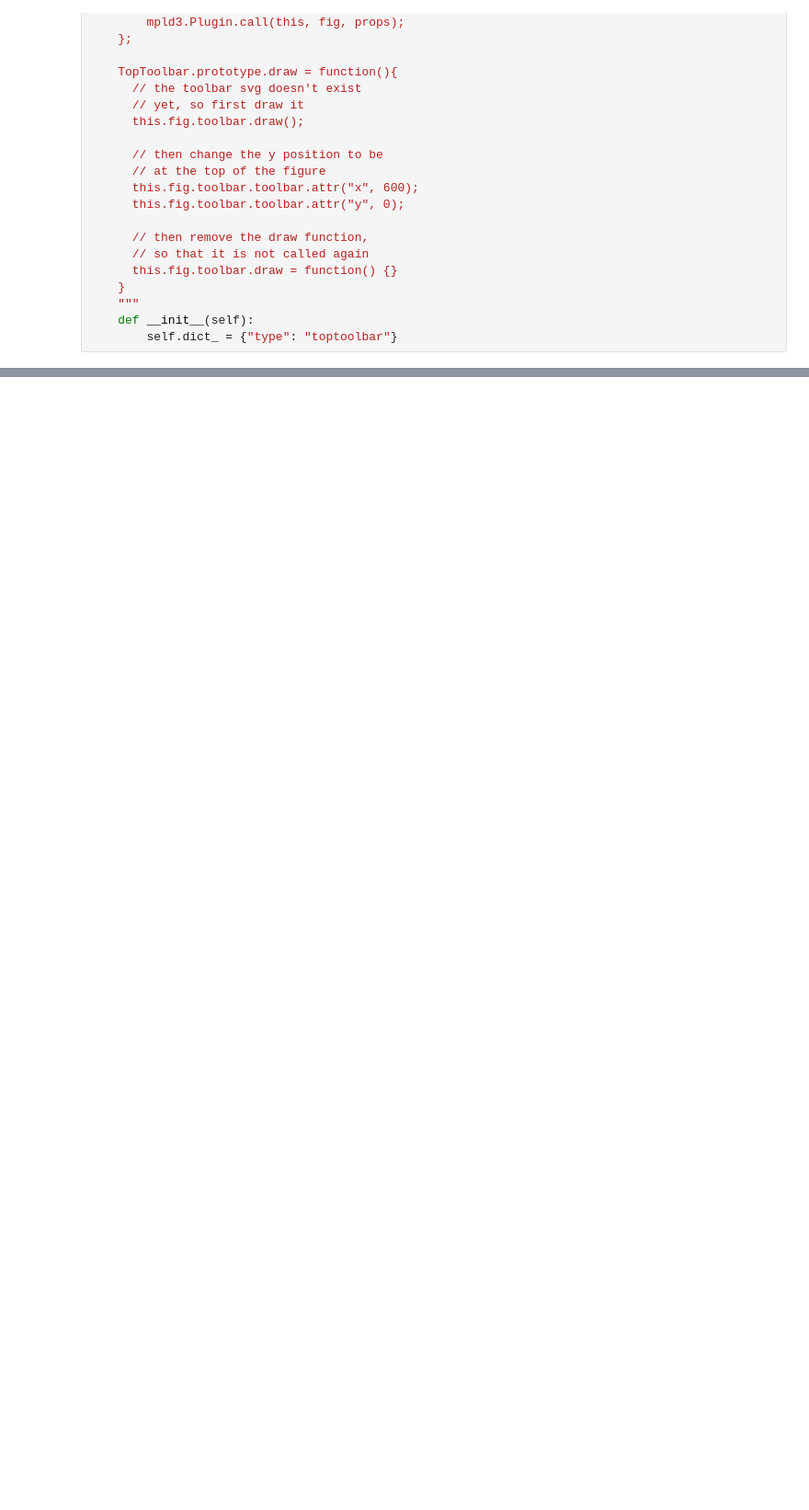
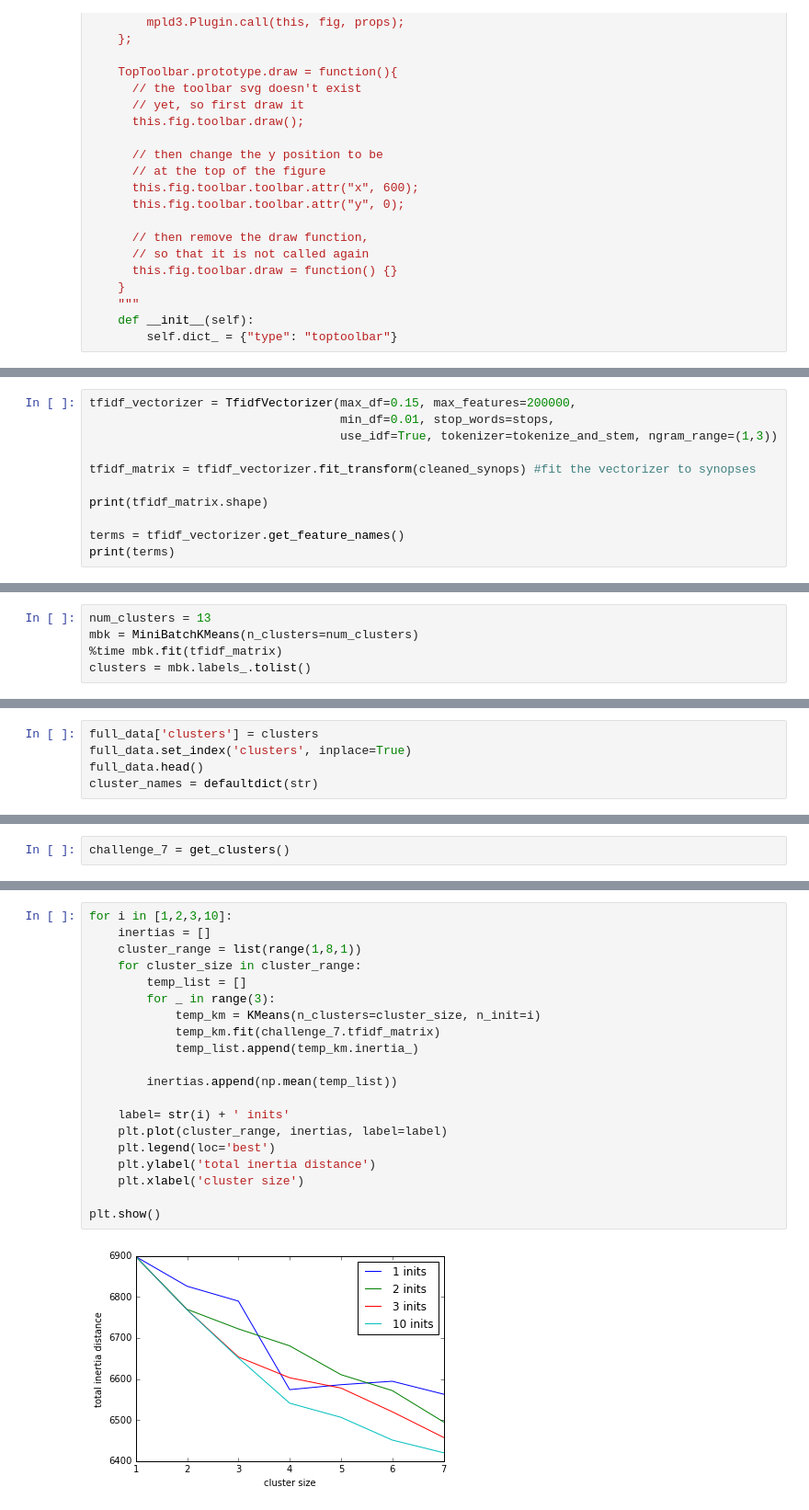
Before and after one commit to jpfreeley/ds, a Jupyter notebook: challenges/13-nlp_unsupervised/ken_m/nlp_unsupervised.ipynb, the cells around one changed output, grey strips where cells are left out. Shown at 92% size. Cells and saved outputs as stored; diff of their text form; blank space fills up the shorter version.

Commit message:
completed up to challenge 7

```diff
--- a/challenges/13-nlp_unsupervised/ken_m/nlp_unsupervised.ipynb
+++ b/challenges/13-nlp_unsupervised/ken_m/nlp_unsupervised.ipynb
@@ -605,0 +778,11 @@ mpld3.display() #show the plot
+# %%
+tfidf_vectorizer = TfidfVectorizer(max_df=0.15, max_features=200000,
+                                   min_df=0.01, stop_words=stops,
+                                   use_idf=True, tokenizer=tokenize_and_stem, ngram_range=(1,3))
+
+tfidf_matrix = tfidf_vectorizer.fit_transform(cleaned_synops) #fit the vectorizer to synopses
+
+print(tfidf_matrix.shape)
+
+terms = tfidf_vectorizer.get_feature_names()
+print(terms)
@@ -605,0 +792,5 @@ mpld3.display() #show the plot
+# %%
+num_clusters = 13
+mbk = MiniBatchKMeans(n_clusters=num_clusters)
+%time mbk.fit(tfidf_matrix)
+clusters = mbk.labels_.tolist()
@@ -605,0 +800,5 @@ mpld3.display() #show the plot
+# %%
+full_data['clusters'] = clusters
+full_data.set_index('clusters', inplace=True)
+full_data.head()
+cluster_names = defaultdict(str)
@@ -605,0 +929,2 @@ mpld3.display() #show the plot
+# %%
+challenge_7 = get_clusters()
@@ -605,0 +935,22 @@ mpld3.display() #show the plot
+# %%
+for i in [1,2,3,10]:
+    inertias = []
+    cluster_range = list(range(1,8,1))
+    for cluster_size in cluster_range:
+        temp_list = []
+        for _ in range(3):
+            temp_km = KMeans(n_clusters=cluster_size, n_init=i)
+            temp_km.fit(challenge_7.tfidf_matrix)
+            temp_list.append(temp_km.inertia_)
+
+        inertias.append(np.mean(temp_list))
+
+    label= str(i) + ' inits'
+    plt.plot(cluster_range, inertias, label=label)
+    plt.legend(loc='best')
+    plt.ylabel('total inertia distance')
+    plt.xlabel('cluster size')
+
+plt.show()
+# %% [output]
+[figure, added]
```
Also changed, not shown: parts of 50 cells of this notebook.
